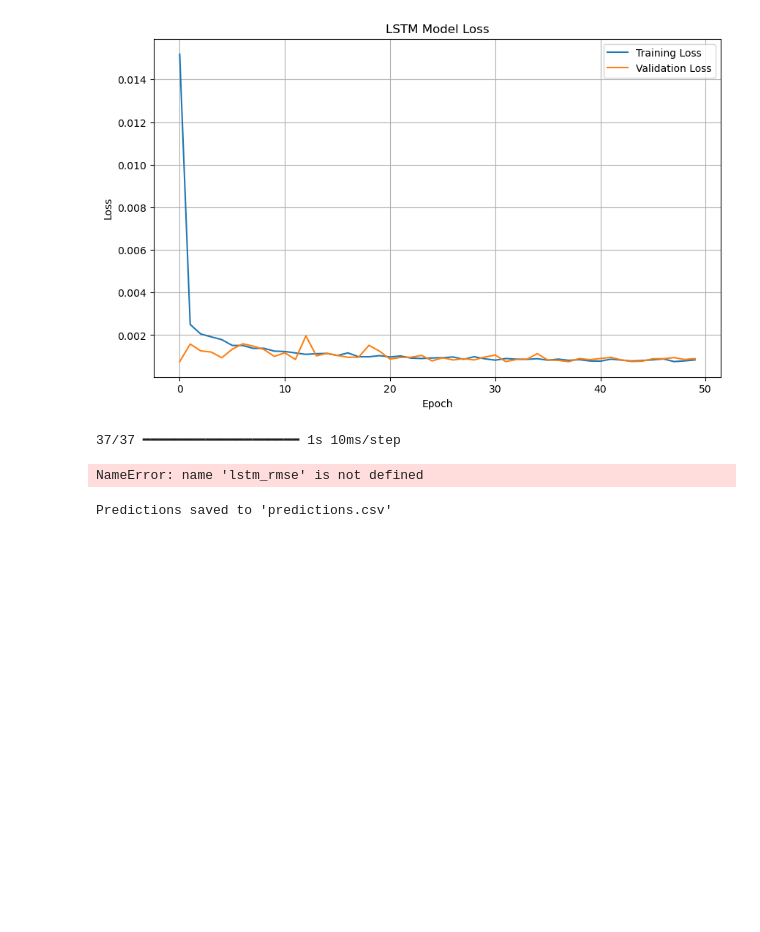
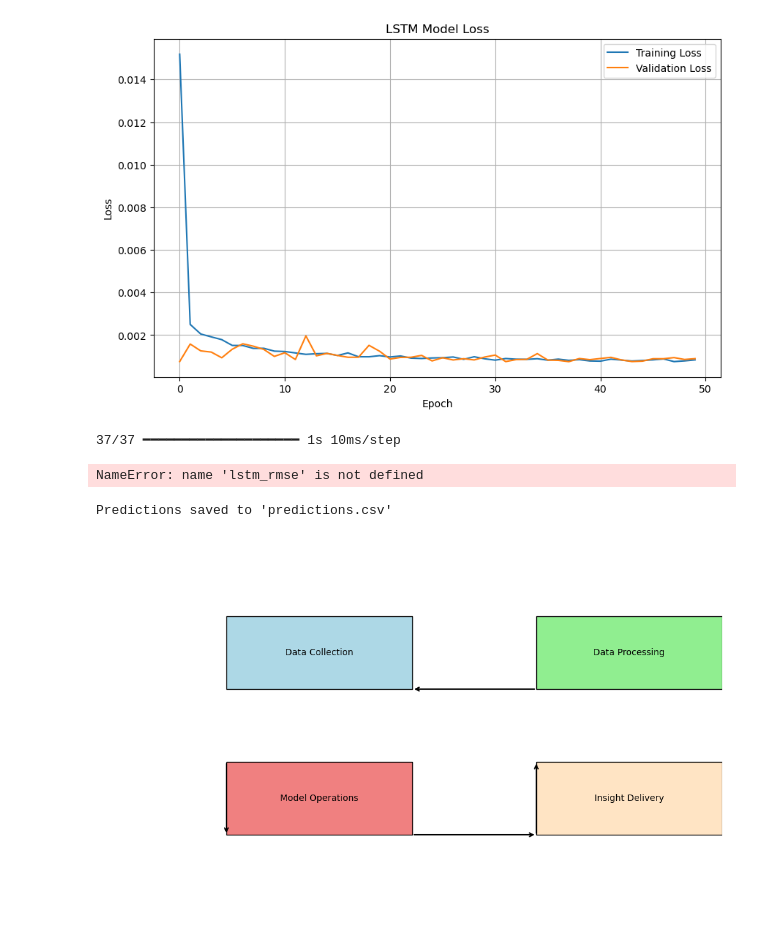
Before and after one commit to tmsachith/Intellihack_TechTitans_4, a Jupyter notebook: Untitled.ipynb, the cells around one changed output. Saved outputs shown, nothing was run; the diff lists cells and outputs as text; code cells hidden in the pictures; blank space fills up the shorter version.

```diff
--- a/Untitled.ipynb
+++ b/Untitled.ipynb
@@ -510,3 +510,50 @@ predictions_df.to_csv('predictions.csv', index=False)
 print("Predictions saved to 'predictions.csv'")
 # %% [output]
 Predictions saved to 'predictions.csv'
+# %%
+import matplotlib.pyplot as plt
+import matplotlib.patches as patches
+
+# Create figure and axis
+fig, ax = plt.subplots(figsize=(10, 6))
+
+# Define component boxes
+components = {
+    'Data Collection': {'color': 'lightblue', 'position': (0.2, 0.6)},
+    'Data Processing': {'color': 'lightgreen', 'position': (0.7, 0.6)},
+    'Model Operations': {'color': 'lightcoral', 'position': (0.2, 0.2)},
+    'Insight Delivery': {'color': 'bisque', 'position': (0.7, 0.2)}
+}
+
+# Create rectangles for each component
+for name, props in components.items():
+    rect = patches.Rectangle(props['position'], 0.3, 0.2,
+                            linewidth=1, edgecolor='black',
+                            facecolor=props['color'])
+    ax.add_patch(rect)
+    ax.text(props['position'][0] + 0.15, props['position'][1] + 0.1,
+            name, ha='center', va='center')
+
+# Add arrows between components
+arrows = [
+    ((0.5, 0.6), (0.7, 0.6)),  # Data Collection to Data Processing
+    ((0.7, 0.4), (0.7, 0.2)),  # Data Processing to Insight Delivery
+    ((0.7, 0.2), (0.5, 0.2)),  # Insight Delivery to Model Operations
+    ((0.2, 0.2), (0.2, 0.4)),  # Model Operations to Data Collection
+]
+
+for start, end in arrows:
+    ax.annotate("", xy=end, xytext=start,
+                arrowprops=dict(arrowstyle="<-", lw=1.5))
+
+# Remove axis ticks and labels
+ax.set_xlim(0, 1)
+ax.set_ylim(0, 1)
+ax.axis('off')
+
+# Save the figure
+plt.tight_layout()
+plt.savefig('system_architecture.png', dpi=300, bbox_inches='tight')
+plt.show()
+# %% [output]
+[figure, added]
```
Also changed, not shown: parts of 2 cells of this notebook, 3 other files.
